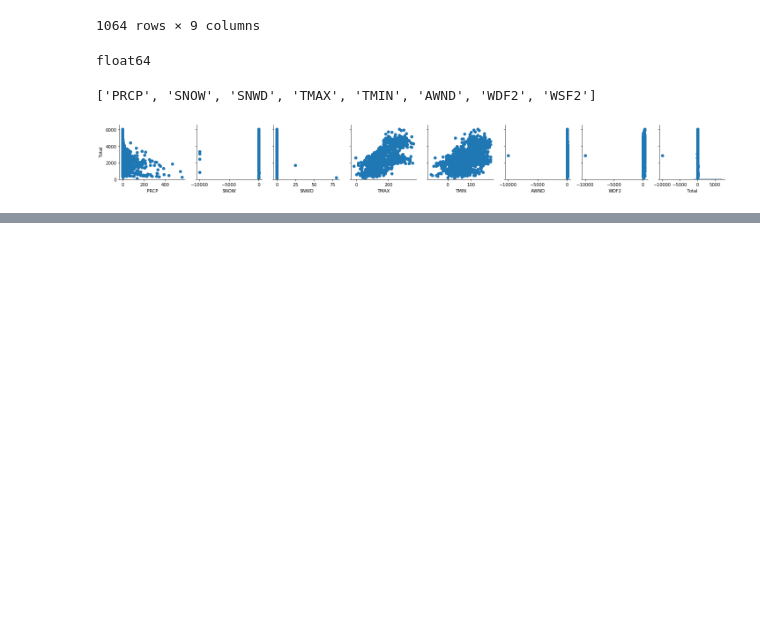
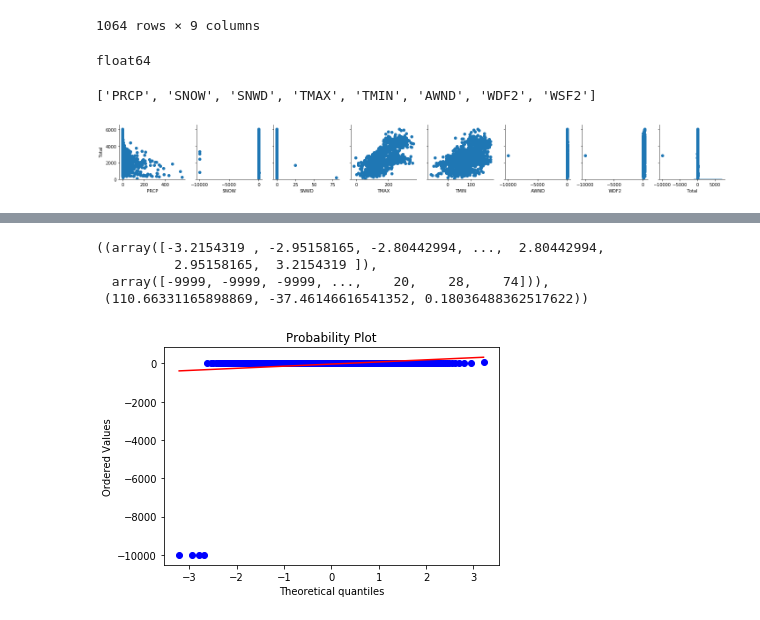
Before and after one commit to crawftv/crawto, a Jupyter notebook: CrawtoML.ipynb, the cells around one changed output, grey strips where cells are left out. Cells and saved outputs as stored; diff of their text form; code cells hidden in the pictures; blank space fills up the shorter version.

```diff
--- a/CrawtoML.ipynb
+++ b/CrawtoML.ipynb
@@ -99,0 +120,10 @@ automl.distribution_report()
+# %%
+from scipy.stats import probplot
+import matplotlib.pyplot as plt
+probplot(automl.data[automl.features[1]], plot=plt)
+# %% [output]
+((array([-3.2154319 , -2.95158165, -2.80442994, ...,  2.80442994,
+          2.95158165,  3.2154319 ]),
+  array([-9999, -9999, -9999, ...,    20,    28,    74])),
+ (110.66331165898869, -37.46146616541352, 0.18036488362517622))
+[figure, added]
```
Also changed, not shown: parts of 8 cells of this notebook.
